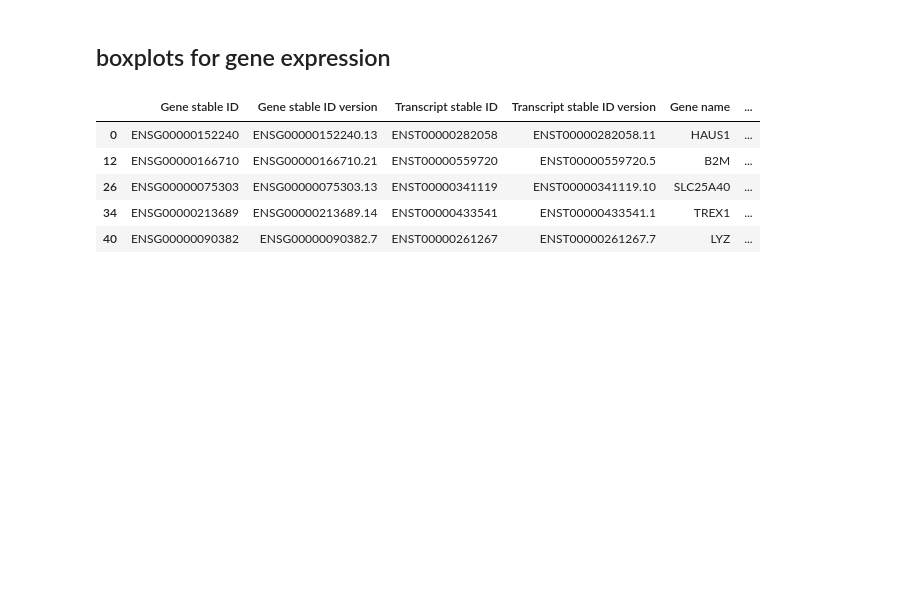
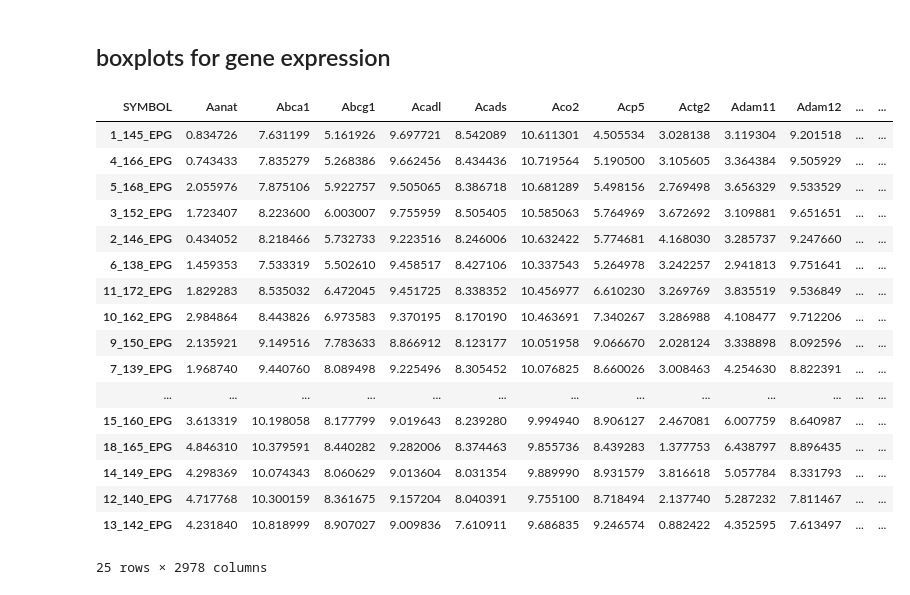
Before and after one commit to meghanasp21/TIMEgermline, a Jupyter notebook: disease-relevance/notebooks/chi-ping-validation.ipynb, the cells around one changed output. Cells and saved outputs as stored; diff of their text form; code cells hidden in the pictures; blank space fills up the shorter version.

```diff
--- a/disease-relevance/notebooks/chi-ping-validation.ipynb
+++ b/disease-relevance/notebooks/chi-ping-validation.ipynb
@@ -37,12 +49,24 @@ rna["group"]=rna.index.map(mp_response)
 mouse=pd.read_csv("../data/mart_export.txt",delimiter="\t")
 # %%
 mouse=mouse[~mouse["Gene name"].duplicated()]
-# %%
-mouse.head()
-# %% [output]
-|  | Gene stable ID | Gene stable ID version | Transcript stable ID | Transcript stable ID version | Gene name | ... |
-| 0 | ENSG00000152240 | ENSG00000152240.13 | ENST00000282058 | ENST00000282058.11 | HAUS1 | ... |
-| 12 | ENSG00000166710 | ENSG00000166710.21 | ENST00000559720 | ENST00000559720.5 | B2M | ... |
-| 26 | ENSG00000075303 | ENSG00000075303.13 | ENST00000341119 | ENST00000341119.10 | SLC25A40 | ... |
-| 34 | ENSG00000213689 | ENSG00000213689.14 | ENST00000433541 | ENST00000433541.1 | TREX1 | ... |
-| 40 | ENSG00000090382 | ENSG00000090382.7 | ENST00000261267 | ENST00000261267.7 | LYZ | ... |
+# %%
+rna
+# %% [output]
+| SYMBOL | Aanat | Abca1 | Abcg1 | Acadl | Acads | Aco2 | Acp5 | Actg2 | Adam11 | Adam12 | ... | ... |
+| 1_145_EPG | 0.834726 | 7.631199 | 5.161926 | 9.697721 | 8.542089 | 10.611301 | 4.505534 | 3.028138 | 3.119304 | 9.201518 | ... | ... |
+| 4_166_EPG | 0.743433 | 7.835279 | 5.268386 | 9.662456 | 8.434436 | 10.719564 | 5.190500 | 3.105605 | 3.364384 | 9.505929 | ... | ... |
+| 5_168_EPG | 2.055976 | 7.875106 | 5.922757 | 9.505065 | 8.386718 | 10.681289 | 5.498156 | 2.769498 | 3.656329 | 9.533529 | ... | ... |
+| 3_152_EPG | 1.723407 | 8.223600 | 6.003007 | 9.755959 | 8.505405 | 10.585063 | 5.764969 | 3.672692 | 3.109881 | 9.651651 | ... | ... |
+| 2_146_EPG | 0.434052 | 8.218466 | 5.732733 | 9.223516 | 8.246006 | 10.632422 | 5.774681 | 4.168030 | 3.285737 | 9.247660 | ... | ... |
+| 6_138_EPG | 1.459353 | 7.533319 | 5.502610 | 9.458517 | 8.427106 | 10.337543 | 5.264978 | 3.242257 | 2.941813 | 9.751641 | ... | ... |
+| 11_172_EPG | 1.829283 | 8.535032 | 6.472045 | 9.451725 | 8.338352 | 10.456977 | 6.610230 | 3.269769 | 3.835519 | 9.536849 | ... | ... |
+| 10_162_EPG | 2.984864 | 8.443826 | 6.973583 | 9.370195 | 8.170190 | 10.463691 | 7.340267 | 3.286988 | 4.108477 | 9.712206 | ... | ... |
+| 9_150_EPG | 2.135921 | 9.149516 | 7.783633 | 8.866912 | 8.123177 | 10.051958 | 9.066670 | 2.028124 | 3.338898 | 8.092596 | ... | ... |
+| 7_139_EPG | 1.968740 | 9.440760 | 8.089498 | 9.225496 | 8.305452 | 10.076825 | 8.660026 | 3.008463 | 4.254630 | 8.822391 | ... | ... |
+| ... | ... | ... | ... | ... | ... | ... | ... | ... | ... | ... | ... | ... |
+| 15_160_EPG | 3.613319 | 10.198058 | 8.177799 | 9.019643 | 8.239280 | 9.994940 | 8.906127 | 2.467081 | 6.007759 | 8.640987 | ... | ... |
+| 18_165_EPG | 4.846310 | 10.379591 | 8.440282 | 9.282006 | 8.374463 | 9.855736 | 8.439283 | 1.377753 | 6.438797 | 8.896435 | ... | ... |
+| 14_149_EPG | 4.298369 | 10.074343 | 8.060629 | 9.013604 | 8.031354 | 9.889990 | 8.931579 | 3.816618 | 5.057784 | 8.331793 | ... | ... |
+| 12_140_EPG | 4.717768 | 10.300159 | 8.361675 | 9.157204 | 8.040391 | 9.755100 | 8.718494 | 2.137740 | 5.287232 | 7.811467 | ... | ... |
+| 13_142_EPG | 4.231840 | 10.818999 | 8.907027 | 9.009836 | 7.610911 | 9.686835 | 9.246574 | 0.882422 | 4.352595 | 7.613497 | ... | ... |
+25 rows × 2978 columns
```
Also changed, not shown: parts of 16 cells of this notebook, 32 other files.
